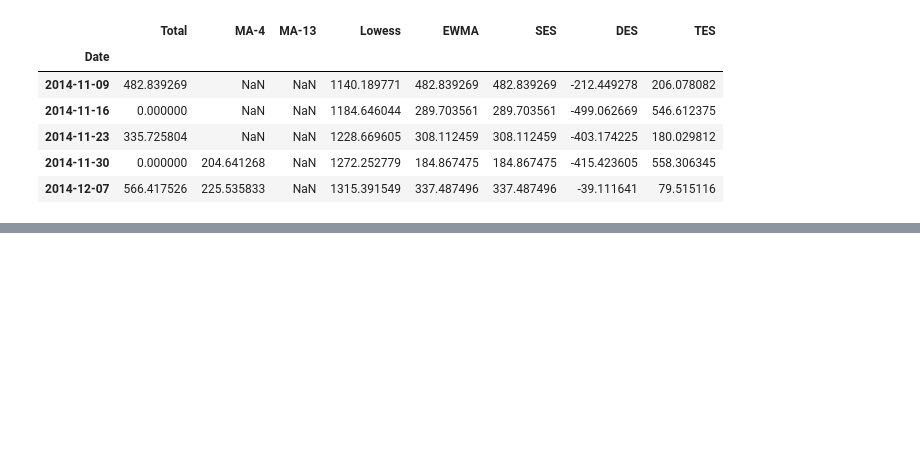
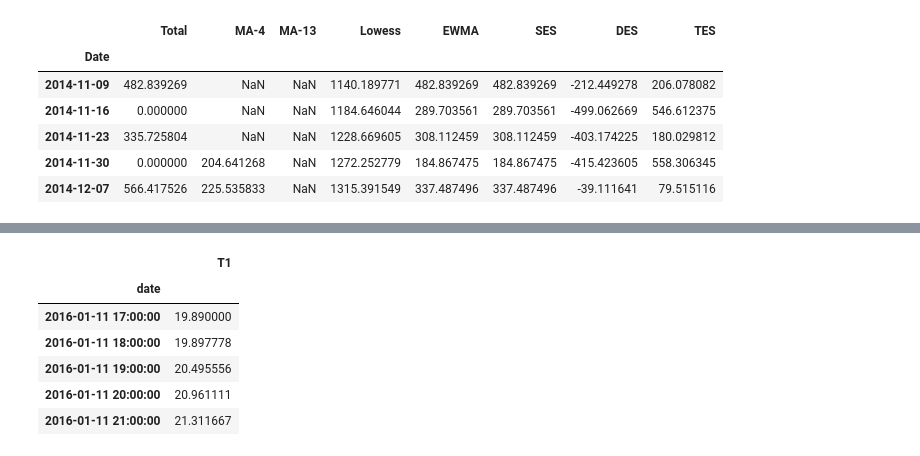
Before and after one commit to 3springs/deep_ml_curriculum, a Jupyter notebook: notebooks/06 Time Series Analysis/TSA.ipynb, the cells around one changed output, grey strips where cells are left out. Drawn from its saved outputs; the diff is of its cells as text; code cells hidden in the pictures; blank space fills up the shorter version.

```diff
--- a/notebooks/06 Time Series Analysis/TSA.ipynb
+++ b/notebooks/06 Time Series Analysis/TSA.ipynb
@@ -750,0 +757,15 @@ df.head()
+# %%
+df = pd.read_csv('../../data/processed/EnergyData/energydata_complete.csv',
+                 usecols=['date','T1'],
+                 parse_dates=True,
+                 index_col='date')
+df = df.resample('H').mean()
+df.head()
+# %% [output]
+|  | T1 |
+| date |  |
+| 2016-01-11 17:00:00 | 19.890000 |
+| 2016-01-11 18:00:00 | 19.897778 |
+| 2016-01-11 19:00:00 | 20.495556 |
+| 2016-01-11 20:00:00 | 20.961111 |
+| 2016-01-11 21:00:00 | 21.311667 |
```
Also changed, not shown: parts of 10 cells of this notebook.
